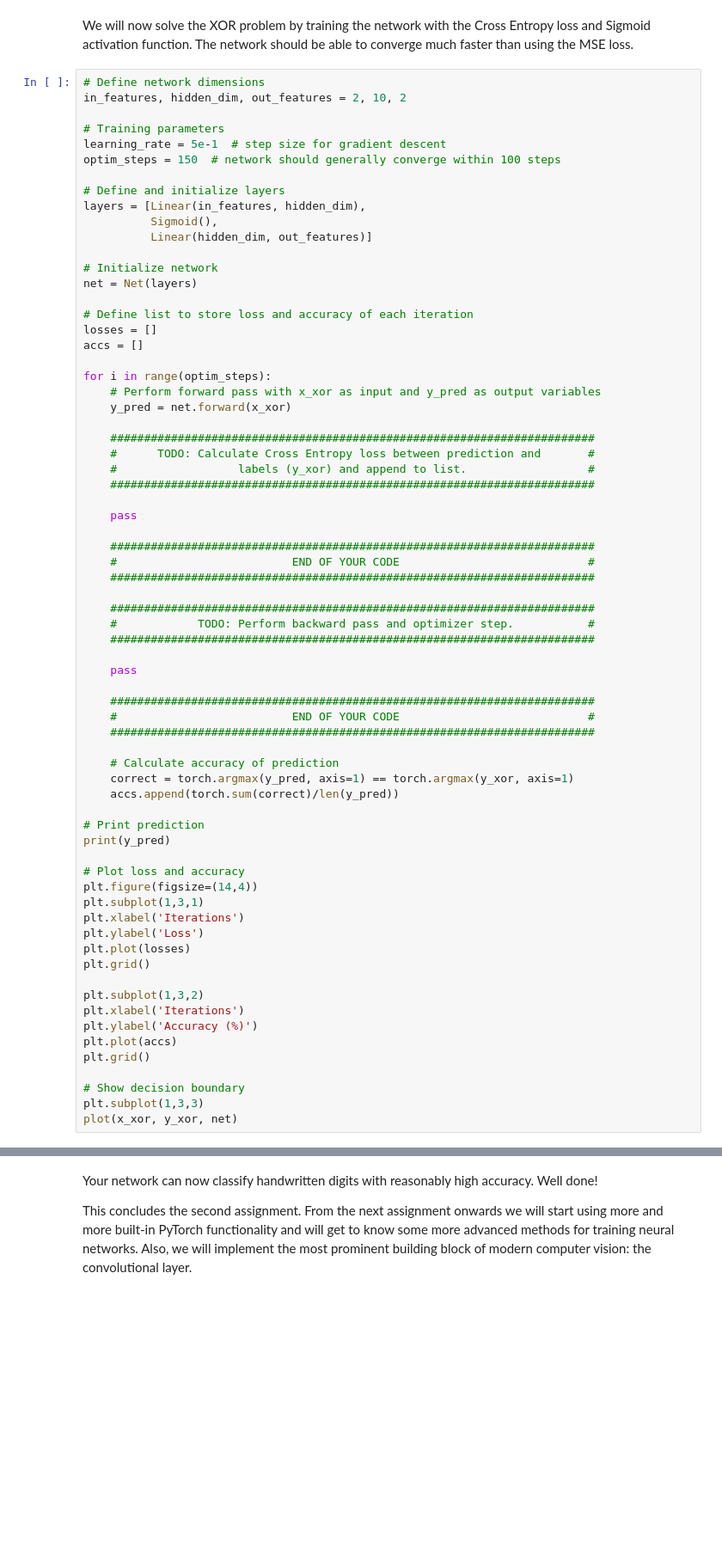
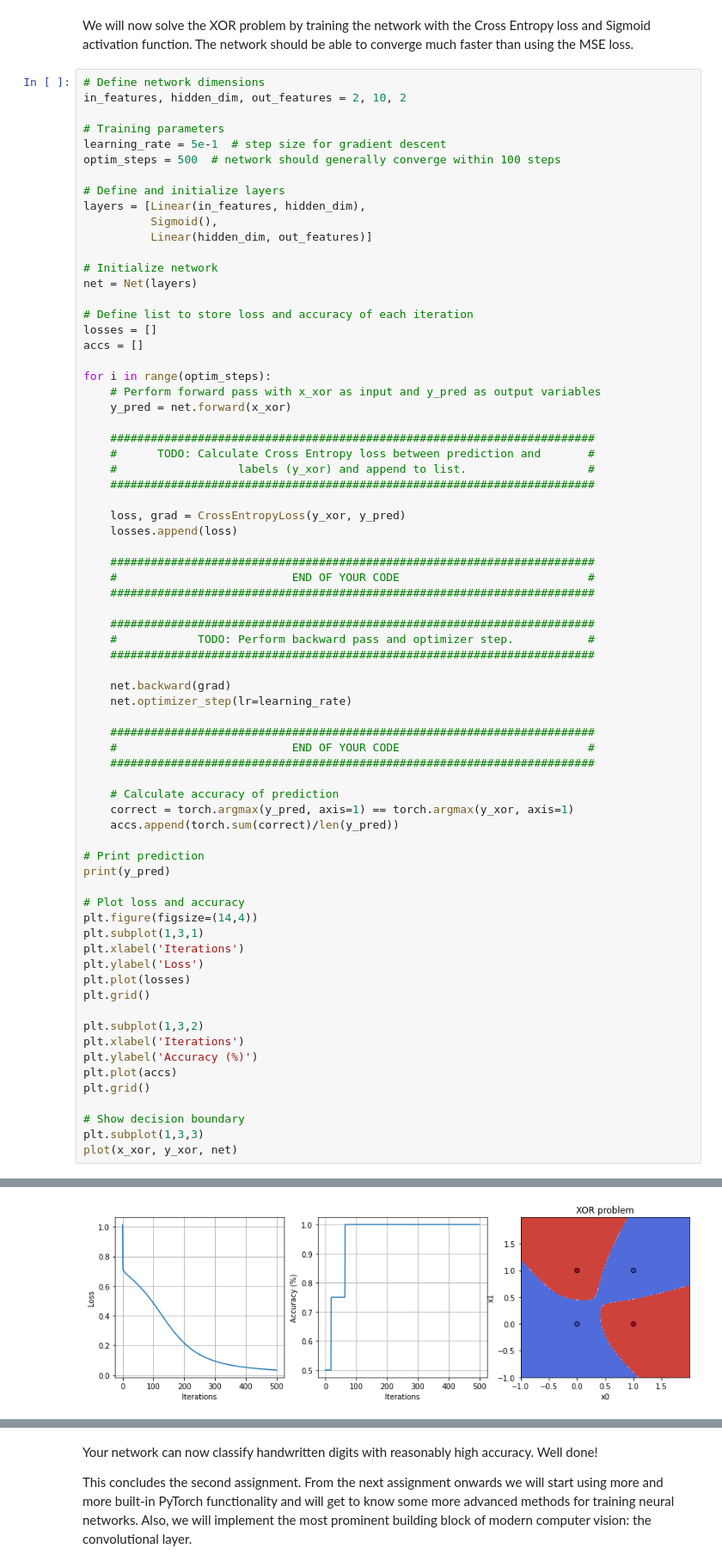
Before and after one commit to Veikko-Saikkonen/delft-deep-learning, a Jupyter notebook: Assignment_2.ipynb, the cells around one changed output, grey strips where cells are left out. Shown: that part at 86% size. Cells and saved outputs as stored; diff of their text form; blank space fills up the shorter version.

```diff
--- a/Assignment_2.ipynb
+++ b/Assignment_2.ipynb
@@ -912,7 +1195,7 @@ in_features, hidden_dim, out_features = 2, 10, 2
 
 # Training parameters
 learning_rate = 5e-1  # step size for gradient descent
-optim_steps = 150  # network should generally converge within 100 steps
+optim_steps = 500  # network should generally converge within 100 steps
 
 # Define and initialize layers
 layers = [Linear(in_features, hidden_dim),
@@ -935,7 +1218,8 @@ for i in range(optim_steps):
     #                  labels (y_xor) and append to list.                  #
     ########################################################################
 
-    pass
+    loss, grad = CrossEntropyLoss(y_xor, y_pred)
+    losses.append(loss)
 
     ########################################################################
     #                          END OF YOUR CODE                            #
@@ -945,7 +1229,8 @@ for i in range(optim_steps):
     #            TODO: Perform backward pass and optimizer step.           #
     ########################################################################
 
-    pass
+    net.backward(grad)
+    net.optimizer_step(lr=learning_rate)
 
     ########################################################################
     #                          END OF YOUR CODE                            #
@@ -975,3 +1260,4 @@ plt.grid()
 # Show decision boundary
 plt.subplot(1,3,3)
 plot(x_xor, y_xor, net)
+# %% [output]
@@ -978,3 +1268,4 @@ plot(x_xor, y_xor, net)
+[figure, added]
 # %% [markdown]
 ## [EXTRA] A2.7 MNIST handwritten digit classification
 In this extra exercise you will use your neural network to solve a real-world classification problem: classifying handwritten digits.
```
Also changed, not shown: parts of 20 cells of this notebook.
